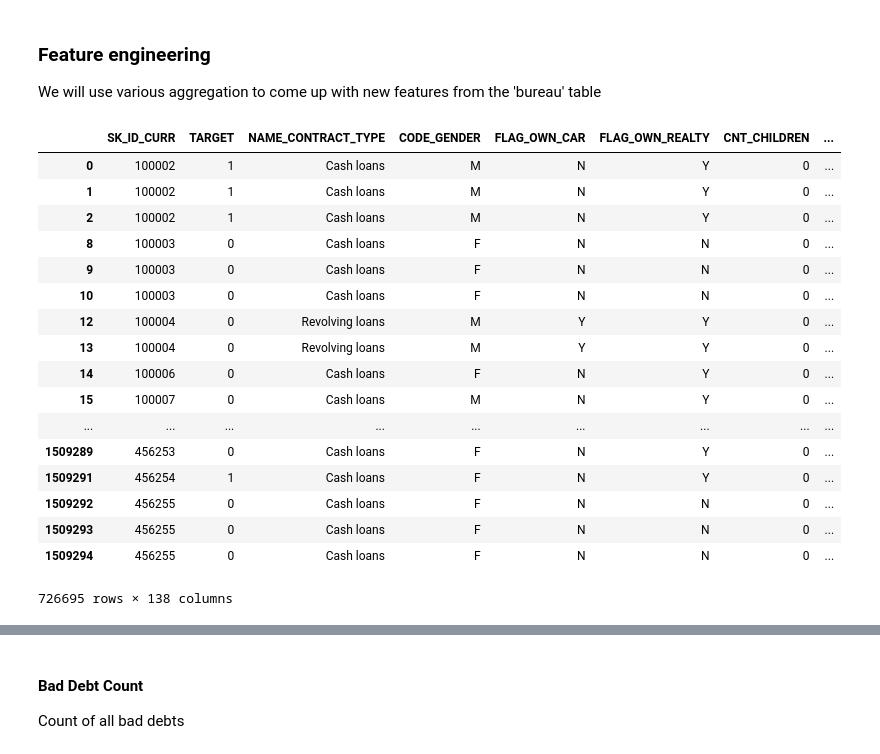
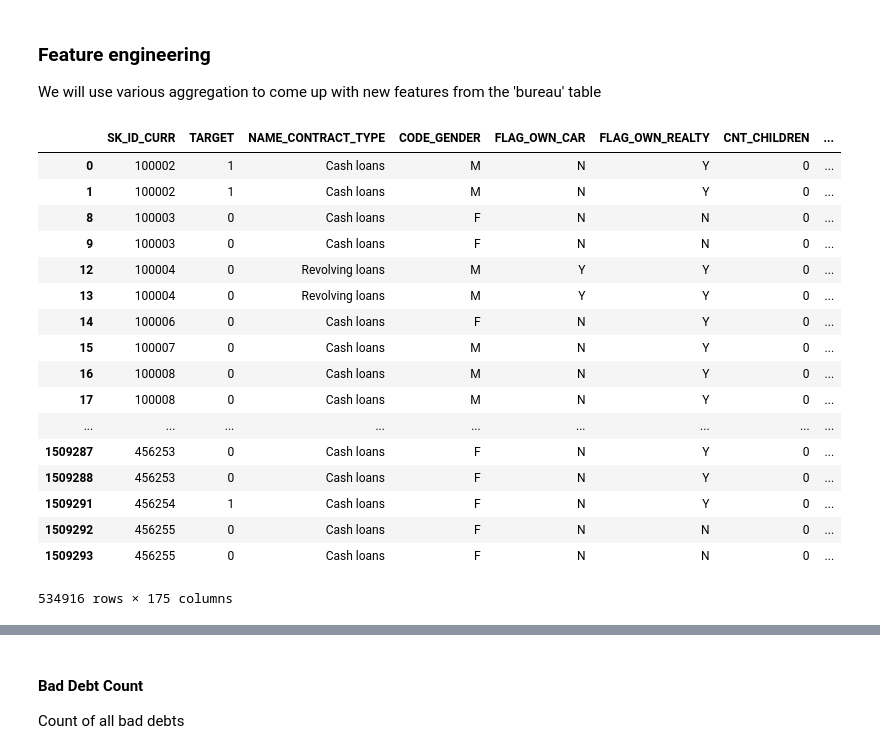
Before and after one commit to aminesnow/ML, a Jupyter notebook: python_applications/credit_default_risk/credit_default_risk_study.ipynb, the cells around one changed output, grey strips where cells are left out. Cells and saved outputs as stored; diff of their text form; code cells hidden in the pictures.

Commit message:
continued working with bureau.csv

```diff
--- a/python_applications/credit_default_risk/credit_default_risk_study.ipynb
+++ b/python_applications/credit_default_risk/credit_default_risk_study.ipynb
@@ -1083,23 +1247,23 @@ We will use various aggregation to come up with new features from the 'bureau' t
 # %%
 application_train_bureau = pd.merge(application_train, bureau, on='SK_ID_CURR', how='left')
 # %%
-application_train_bureau.groupby('SK_ID_CURR').head(3)
+application_train_bureau.groupby('SK_ID_CURR').head(2)
 # %% [output]
 |  | SK_ID_CURR | TARGET | NAME_CONTRACT_TYPE | CODE_GENDER | FLAG_OWN_CAR | FLAG_OWN_REALTY | CNT_CHILDREN | ... |
 | 0 | 100002 | 1 | Cash loans | M | N | Y | 0 | ... |
 | 1 | 100002 | 1 | Cash loans | M | N | Y | 0 | ... |
-| 2 | 100002 | 1 | Cash loans | M | N | Y | 0 | ... |
 | 8 | 100003 | 0 | Cash loans | F | N | N | 0 | ... |
 | 9 | 100003 | 0 | Cash loans | F | N | N | 0 | ... |
-| 10 | 100003 | 0 | Cash loans | F | N | N | 0 | ... |
 | 12 | 100004 | 0 | Revolving loans | M | Y | Y | 0 | ... |
 | 13 | 100004 | 0 | Revolving loans | M | Y | Y | 0 | ... |
 | 14 | 100006 | 0 | Cash loans | F | N | Y | 0 | ... |
 | 15 | 100007 | 0 | Cash loans | M | N | Y | 0 | ... |
+| 16 | 100008 | 0 | Cash loans | M | N | Y | 0 | ... |
+| 17 | 100008 | 0 | Cash loans | M | N | Y | 0 | ... |
 | ... | ... | ... | ... | ... | ... | ... | ... | ... |
-| 1509289 | 456253 | 0 | Cash loans | F | N | Y | 0 | ... |
+| 1509287 | 456253 | 0 | Cash loans | F | N | Y | 0 | ... |
+| 1509288 | 456253 | 0 | Cash loans | F | N | Y | 0 | ... |
 | 1509291 | 456254 | 1 | Cash loans | F | N | Y | 0 | ... |
 | 1509292 | 456255 | 0 | Cash loans | F | N | N | 0 | ... |
 | 1509293 | 456255 | 0 | Cash loans | F | N | N | 0 | ... |
-| 1509294 | 456255 | 0 | Cash loans | F | N | N | 0 | ... |
-726695 rows × 138 columns
+534916 rows × 175 columns
```
Also changed, not shown: parts of 83 cells of this notebook.
